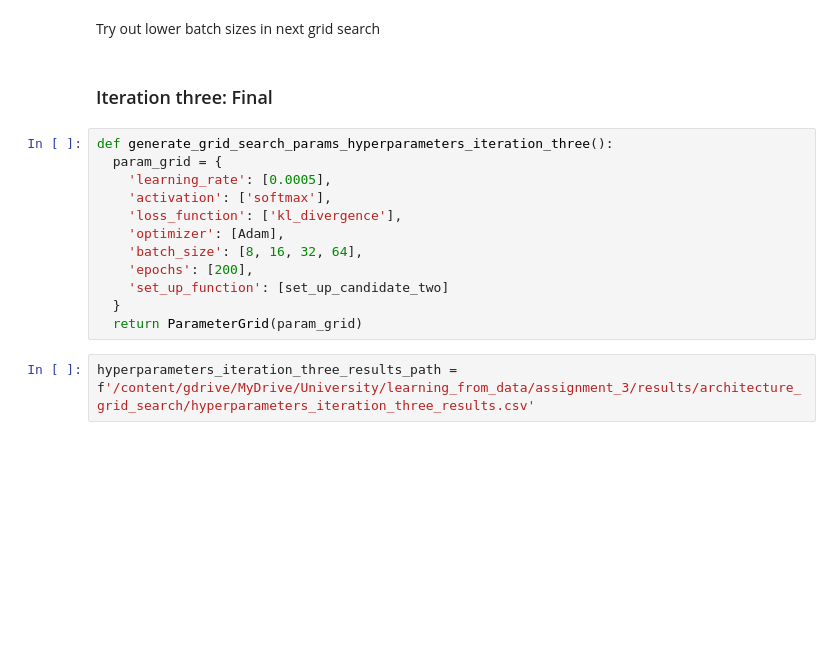
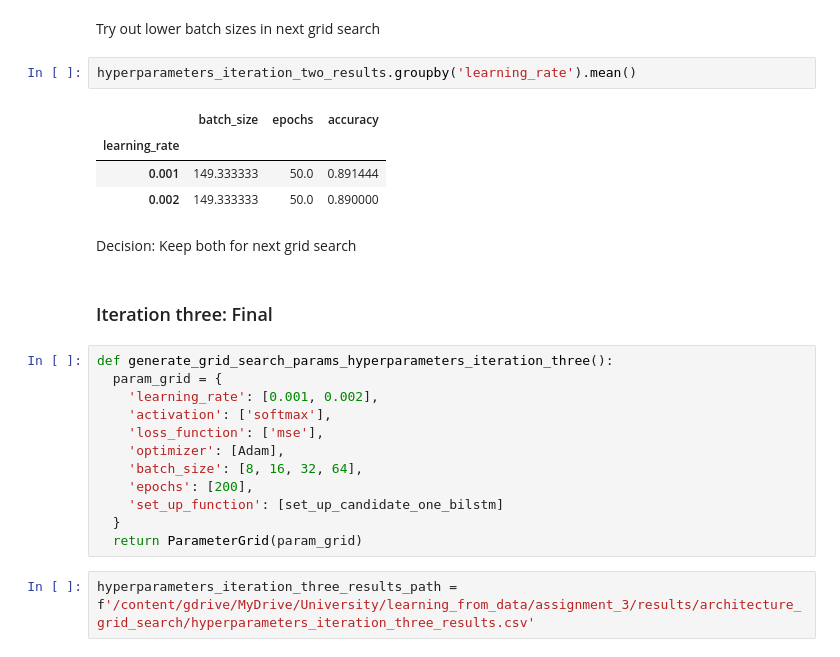
Before and after one commit to chadji15/LearningFromData_Assignment3, a Jupyter notebook: src/lstm/lstm.ipynb, the cells around one changed output. Saved outputs shown, nothing was run; the diff lists cells and outputs as text; blank space fills up the shorter version.

```diff
--- a/src/lstm/lstm.ipynb
+++ b/src/lstm/lstm.ipynb
@@ -701,17 +726,26 @@ hyperparameters_iteration_two_results.groupby('batch_size').mean()
 # %% [markdown]
 Try out lower batch sizes in next grid search
+# %%
+hyperparameters_iteration_two_results.groupby('learning_rate').mean()
+# %% [output]
+|  | batch_size | epochs | accuracy |
+| learning_rate |  |  |  |
+| 0.001 | 149.333333 | 50.0 | 0.891444 |
+| 0.002 | 149.333333 | 50.0 | 0.890000 |
+# %% [markdown]
+Decision: Keep both for next grid search
 # %% [markdown]
 ### Iteration three: Final
 # %%
 def generate_grid_search_params_hyperparameters_iteration_three():
   param_grid = {
-    'learning_rate': [0.0005],
+    'learning_rate': [0.001, 0.002],
     'activation': ['softmax'],
-    'loss_function': ['kl_divergence'],
+    'loss_function': ['mse'],
     'optimizer': [Adam],
     'batch_size': [8, 16, 32, 64],
     'epochs': [200],
-    'set_up_function': [set_up_candidate_two]
+    'set_up_function': [set_up_candidate_one_bilstm]
   }
   return ParameterGrid(param_grid)
 # %%
```
Also changed, not shown: parts of 44 cells of this notebook, 3 other files.
